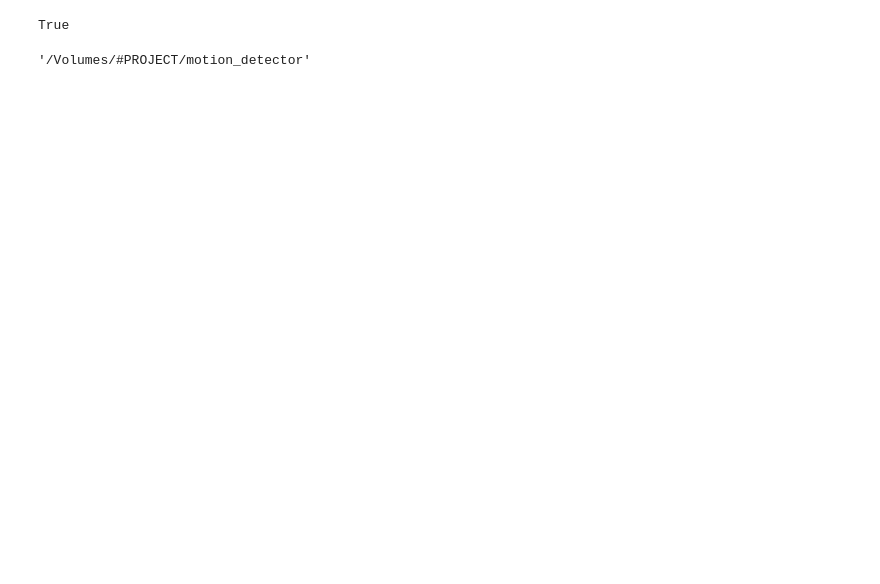
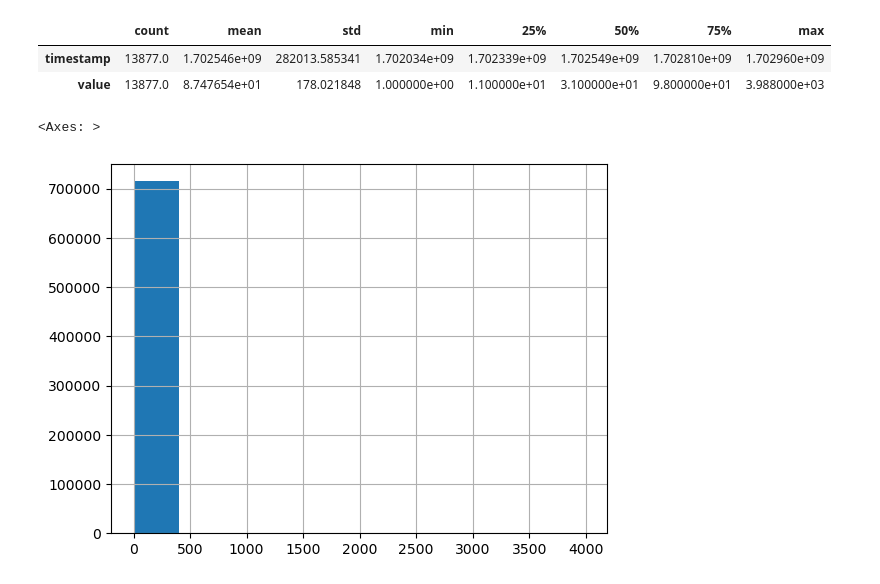
Before and after one commit to jonathanraditya/motion_detector, a Jupyter notebook: input_pipeline.ipynb, the cells around one changed output. Saved outputs shown, nothing was run; the diff lists cells and outputs as text; code cells hidden in the pictures; blank space fills up the shorter version.

Commit message:
init data visualization pipeline

```diff
--- a/input_pipeline.ipynb
+++ b/input_pipeline.ipynb
@@ -8,7 +26,13 @@ sqlite = Sqlite_v2()
 # %%
 R = getcwd()
 DB_P = path.join(R, 'db')
-MV_DB_P = path.join(DB_P, 'movement_signal_c.db')
-N_DB_P = path.join(DB_P, 'notifications_c.db')
-MV_DB_C = sqlite.create_connection(MV_DB_P)
-N_DB_C = sqlite.create_connection(N_DB_P)
+MV_DB_P = path.join(DB_P, go.config['MOVEMENT_SIGNAL_DB'])
+N_DB_P = path.join(DB_P, go.config['NOTIFICATIONS_DB'])
+
+mv_db_sql = Sqlite_v2()
+n_db_sql = Sqlite_v2()
+mv_db_sql.create_connection(MV_DB_P)
+n_db_sql.create_connection(N_DB_P)
+
+ts_mv, dbs_mv = mv_db_df(mv_db_sql.conn)
+# dbs_n = db_df(n_db_sql.conn)
@@ -36,2 +107,5 @@ False
 # %%
-MV_DB_P
+df_mv_of = pd.read_sql('select * from outer_fence', mv_db_sql.conn)
+df_mv_of['timestamp'] = df_mv_of.timestamp.astype('float')
+df_mv_of['timestamp'] = df_mv_of.timestamp.map(lambda x: dtime.fromtimestamp(int(x)))
+df_mv_of['value'] = df_mv_of.value.astype('int64')
@@ -44,8 +124,13 @@ False
+# %%
+df_mv_of = df_mv_of[df_mv_of['value'] > 0]
 # %%
-os.path.exists(R)
+df_mv_of.describe().T
 # %% [output]
-True
+|  | count | mean | std | min | 25% | 50% | 75% | max |
+| timestamp | 13877.0 | 1.702546e+09 | 282013.585341 | 1.702034e+09 | 1.702339e+09 | 1.702549e+09 | 1.702810e+09 | 1.702960e+09 |
+| value | 13877.0 | 8.747654e+01 | 178.021848 | 1.000000e+00 | 1.100000e+01 | 3.100000e+01 | 9.800000e+01 | 3.988000e+03 |
 # %%
-R
+df_mv_of.value.hist()
 # %% [output]
-'/Volumes/#PROJECT/motion_detector'
+<Axes: >
+[figure, added]
```
Also changed, not shown: parts of 38 cells of this notebook, 1 other file.
